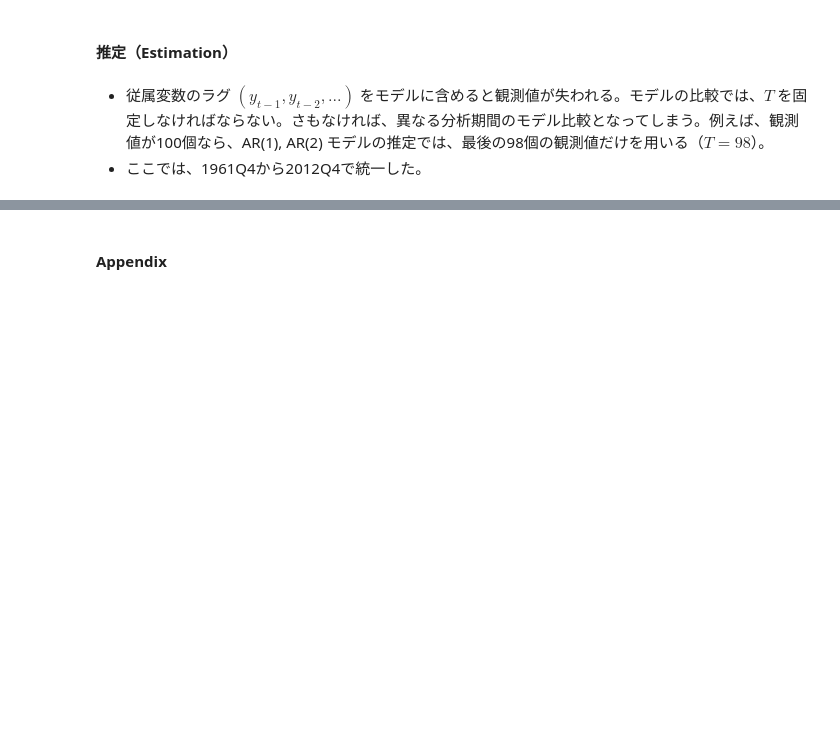
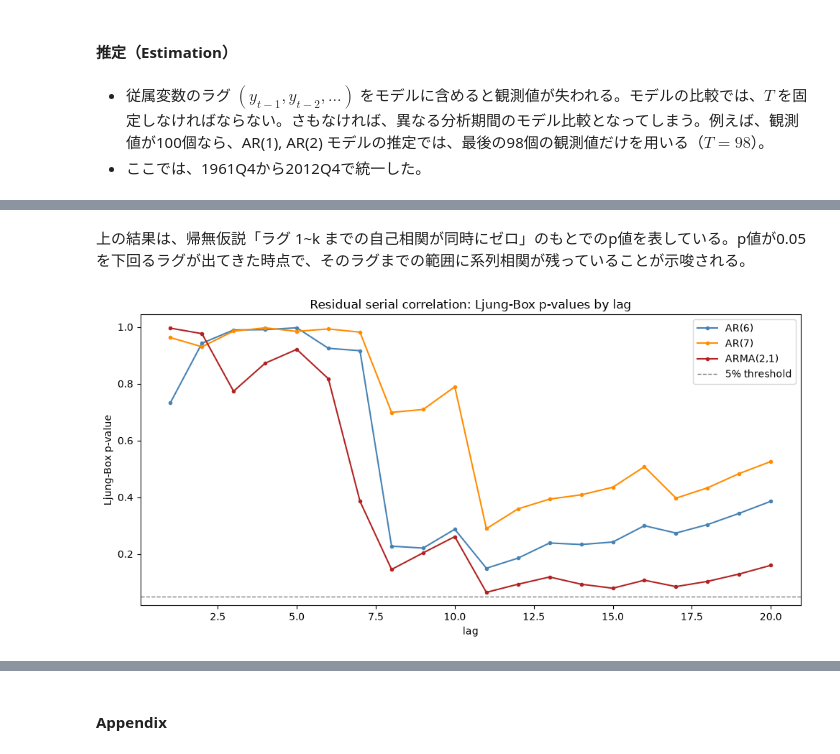
Before and after one commit to IkutoYoshioka/Time-series-analysis, a Jupyter notebook: StationaryTimeSeriesModels.ipynb, the cells around one changed output, grey strips where cells are left out. Saved outputs shown, nothing was run; the diff lists cells and outputs as text; code cells hidden in the pictures; blank space fills up the shorter version.

```diff
--- a/StationaryTimeSeriesModels.ipynb
+++ b/StationaryTimeSeriesModels.ipynb
@@ -163,0 +272,12 @@ plt.show()
+# %%
+# Ljung-Box検定をより細かいラグで実施
+
+lb_results = {}
+for name, fit in fits.items():
+    resid = fit.resid.dropna()
+    lb = acorr_ljungbox(resid, lags=list(range(1, 21)), return_df=True)
+    lb_results[name] = lb['lb_pvalue']
+
+lb_pvalue_df = pd.DataFrame(lb_results)
+lb_pvalue_df.index.name = 'lag'
+lb_pvalue_df.round(4)
@@ -163,0 +303,21 @@ plt.show()
+# %% [markdown]
+上の結果は、帰無仮説「ラグ 1~k までの自己相関が同時にゼロ」のもとでのp値を表している。p値が0.05を下回るラグが出てきた時点で、そのラグまでの範囲に系列相関が残っていることが示唆される。
+# %%
+import matplotlib.pyplot as plt
+
+fig, ax = plt.subplots(figsize=(10, 5))
+
+colors = {'AR(6)': 'steelblue', 'AR(7)': 'darkorange', 'ARMA(2,1)': 'firebrick'}
+for name in lb_pvalue_df.columns:
+    ax.plot(lb_pvalue_df.index, lb_pvalue_df[name], marker='o', markersize=3,
+            label=name, color=colors.get(name))
+
+ax.axhline(y=0.05, color='gray', linestyle='--', linewidth=1, label='5% threshold')
+ax.set_xlabel('lag')
+ax.set_ylabel('Ljung-Box p-value')
+ax.set_title('Residual serial correlation: Ljung-Box p-values by lag')
+ax.legend(loc='best')
+plt.tight_layout()
+plt.show()
+# %% [output]
+[figure, added]
```
Also changed, not shown: parts of 9 cells of this notebook.
